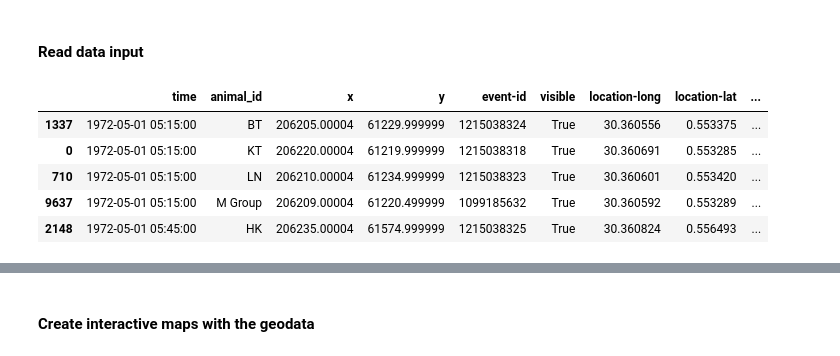
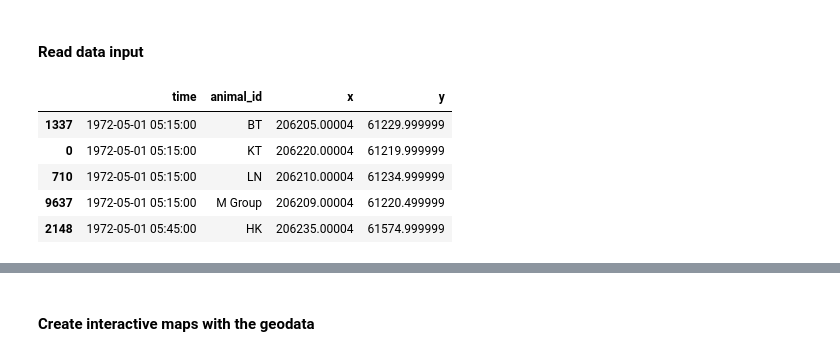
Before and after one commit to dbvis-ukon/movekit, a Jupyter notebook: examples/07_movebank.ipynb, the cells around one changed output, grey strips where cells are left out. Cells and saved outputs as stored; diff of their text form; code cells hidden in the pictures.

```diff
--- a/examples/07_movebank.ipynb
+++ b/examples/07_movebank.ipynb
@@ -6,11 +6,12 @@ import movekit as mkit
 #### Read data input
 # %%
 data = mkit.read_movebank('datasets/Mangabey_monkeys_in_Uganda.csv')
+data = data[['time','animal_id','x','y']]
 data.head()
 # %% [output]
-|  | time | animal_id | x | y | event-id | visible | location-long | location-lat | ... |
-| 1337 | 1972-05-01 05:15:00 | BT | 206205.00004 | 61229.999999 | 1215038324 | True | 30.360556 | 0.553375 | ... |
-| 0 | 1972-05-01 05:15:00 | KT | 206220.00004 | 61219.999999 | 1215038318 | True | 30.360691 | 0.553285 | ... |
-| 710 | 1972-05-01 05:15:00 | LN | 206210.00004 | 61234.999999 | 1215038323 | True | 30.360601 | 0.553420 | ... |
-| 9637 | 1972-05-01 05:15:00 | M Group | 206209.00004 | 61220.499999 | 1099185632 | True | 30.360592 | 0.553289 | ... |
-| 2148 | 1972-05-01 05:45:00 | HK | 206235.00004 | 61574.999999 | 1215038325 | True | 30.360824 | 0.556493 | ... |
+|  | time | animal_id | x | y |
+| 1337 | 1972-05-01 05:15:00 | BT | 206205.00004 | 61229.999999 |
+| 0 | 1972-05-01 05:15:00 | KT | 206220.00004 | 61219.999999 |
+| 710 | 1972-05-01 05:15:00 | LN | 206210.00004 | 61234.999999 |
+| 9637 | 1972-05-01 05:15:00 | M Group | 206209.00004 | 61220.499999 |
+| 2148 | 1972-05-01 05:45:00 | HK | 206235.00004 | 61574.999999 |
```
Also changed, not shown: parts of 5 cells of this notebook.
